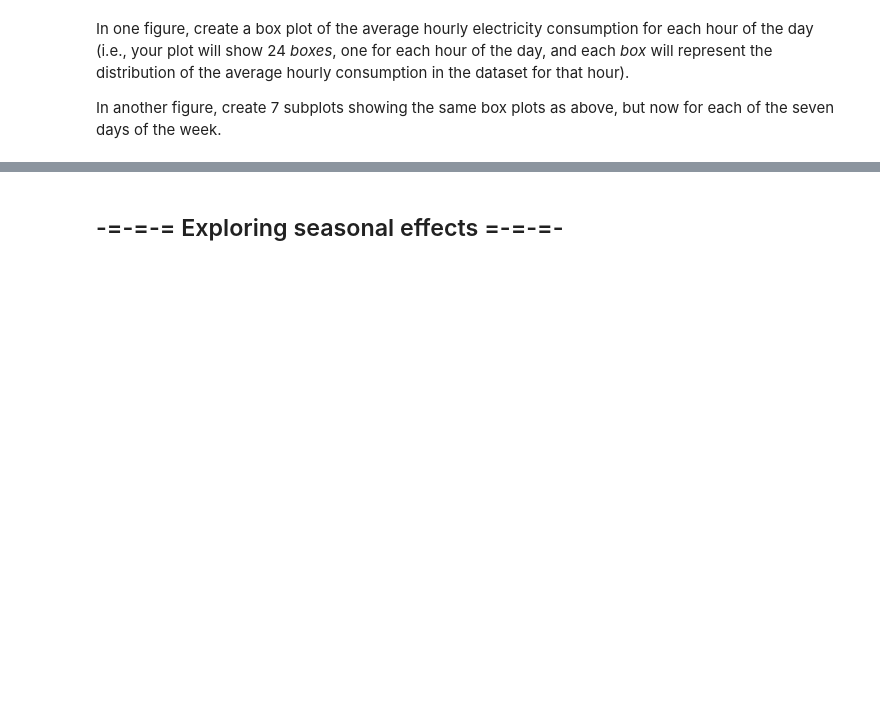
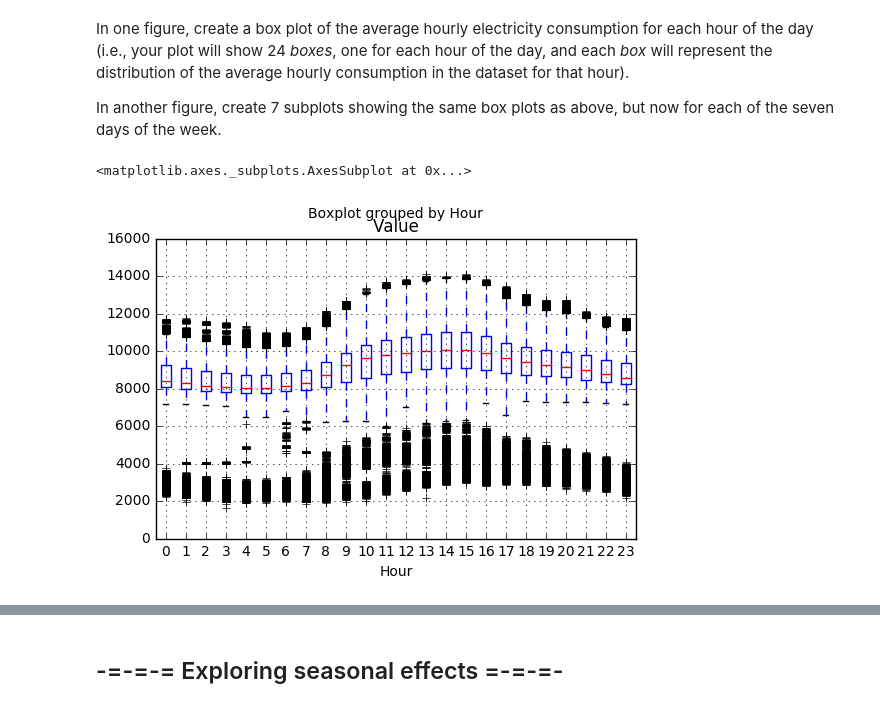
Before and after one commit to rmalliga/Roja-Malligarjunan, a Jupyter notebook: homework2_starter.ipynb, the cells around one changed output, grey strips where cells are left out. Saved outputs shown, nothing was run; the diff lists cells and outputs as text; code cells hidden in the pictures; blank space fills up the shorter version.

```diff
--- a/homework2_starter.ipynb
+++ b/homework2_starter.ipynb
@@ -17,7 +17,7 @@ import pickle
 # %% [markdown]
 To unpickle just do this:
 # %%
-pickle_file = open('../../lectures/data/campusDemand.pkl','rb')
+pickle_file = open('D:/CMU/Data Driven/F16-12-752/homeworks/homework2/campusDemand.pkl','rb')
 pickled_data = pickle.load(pickle_file)
 pickle_file.close()
 
@@ -37,0 +36,6 @@ Create a new Pandas Data Frame that contains only two columns (Time and Value) a
+# %%
+data['Point name'].value_counts()
+
+s=data.loc[data['Point name']=='Electric kW Calculations - Main Campus kW']
+s[['Time','Value']]
+# data.tail()
@@ -52,0 +178,13 @@ In another figure, create 7 subplots showing the same box plots as above, but no
+# %%
+t3=t1
+t3['Hour']=t3.index.hour
+#t3[['Hour','Value']].groupby('Hour').mean()
+# t4=t3.groupby(['Hour']).mean()
+# t4.set_index('Hour')
+# del t4['Day']
+t3.boxplot(column='Value',by='Hour')
+# t4.plot.box()
+# t3=t3.groupby(['Weekday'])
+# %% [output]
+<matplotlib.axes._subplots.AxesSubplot at 0x...>
+[figure, added]
```
Also changed, not shown: parts of 19 cells of this notebook.
